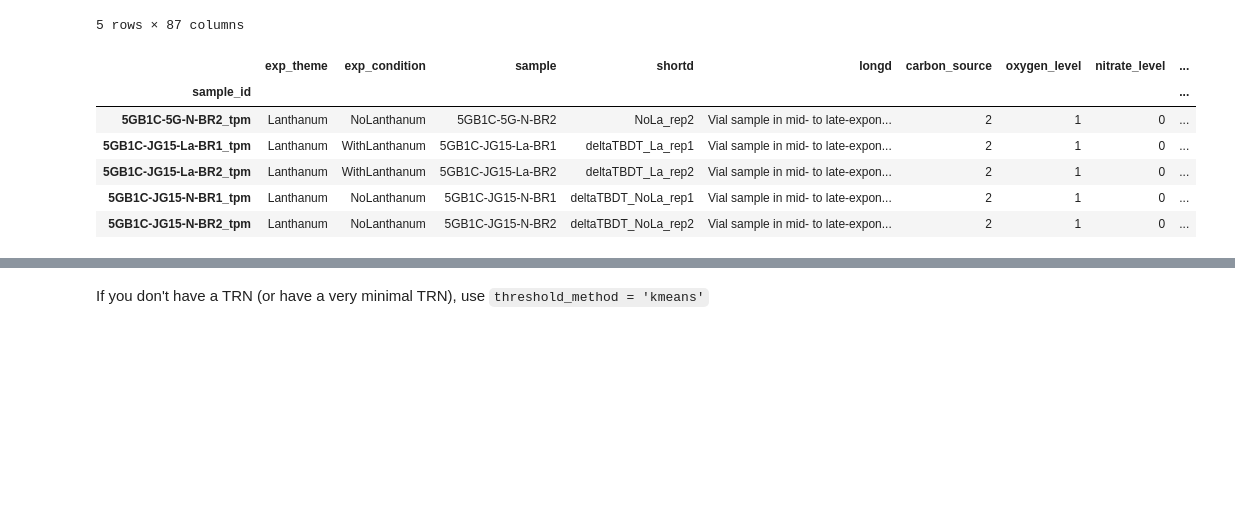
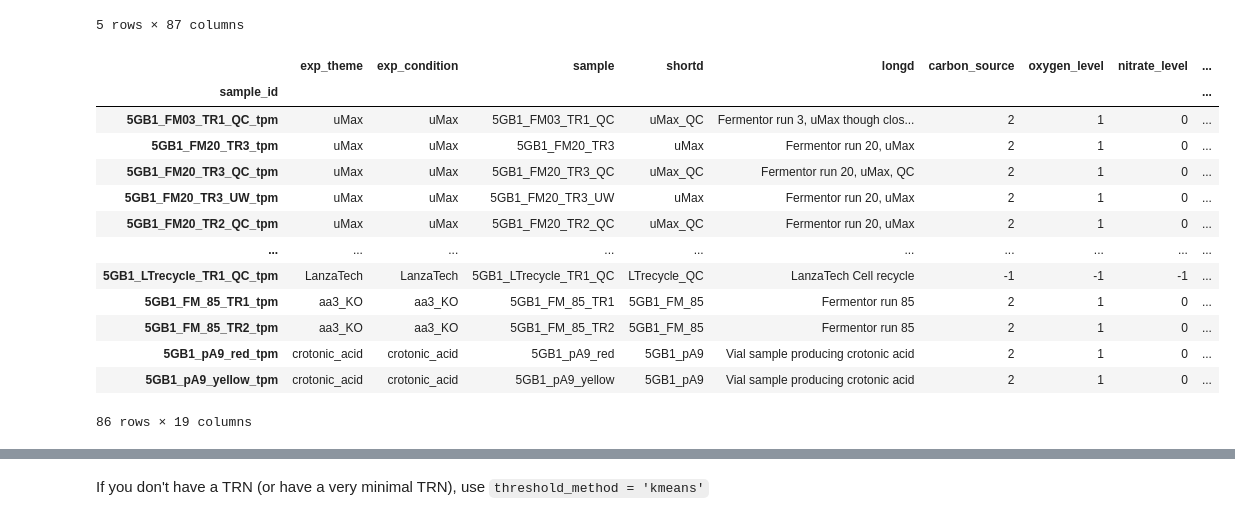
Before and after one commit to erinhwilson/modulome-workflow, a Jupyter notebook: 5_characterize_iModulons/2_iModulon_characterization_Erin.ipynb, the cells around one changed output, grey strips where cells are left out. Drawn from its saved outputs; the diff is of its cells as text; code cells hidden in the pictures; blank space fills up the shorter version.

```diff
--- a/5_characterize_iModulons/2_iModulon_characterization_Erin.ipynb
+++ b/5_characterize_iModulons/2_iModulon_characterization_Erin.ipynb
@@ -120,15 +120,22 @@ x.head()
 5 rows × 87 columns
 # %%
 s = pd.read_csv(path.join(data_dir,'final_meta.tsv'),sep='\t',index_col=0)
-s.tail()
+s
 # %% [output]
 |  | exp_theme | exp_condition | sample | shortd | longd | carbon_source | oxygen_level | nitrate_level | ... |
 | sample_id |  |  |  |  |  |  |  |  | ... |
-| 5GB1C-5G-N-BR2_tpm | Lanthanum | NoLanthanum | 5GB1C-5G-N-BR2 | NoLa_rep2 | Vial sample in mid- to late-expon... | 2 | 1 | 0 | ... |
-| 5GB1C-JG15-La-BR1_tpm | Lanthanum | WithLanthanum | 5GB1C-JG15-La-BR1 | deltaTBDT_La_rep1 | Vial sample in mid- to late-expon... | 2 | 1 | 0 | ... |
-| 5GB1C-JG15-La-BR2_tpm | Lanthanum | WithLanthanum | 5GB1C-JG15-La-BR2 | deltaTBDT_La_rep2 | Vial sample in mid- to late-expon... | 2 | 1 | 0 | ... |
-| 5GB1C-JG15-N-BR1_tpm | Lanthanum | NoLanthanum | 5GB1C-JG15-N-BR1 | deltaTBDT_NoLa_rep1 | Vial sample in mid- to late-expon... | 2 | 1 | 0 | ... |
-| 5GB1C-JG15-N-BR2_tpm | Lanthanum | NoLanthanum | 5GB1C-JG15-N-BR2 | deltaTBDT_NoLa_rep2 | Vial sample in mid- to late-expon... | 2 | 1 | 0 | ... |
+| 5GB1_FM03_TR1_QC_tpm | uMax | uMax | 5GB1_FM03_TR1_QC | uMax_QC | Fermentor run 3, uMax though clos... | 2 | 1 | 0 | ... |
+| 5GB1_FM20_TR3_tpm | uMax | uMax | 5GB1_FM20_TR3 | uMax | Fermentor run 20, uMax | 2 | 1 | 0 | ... |
+| 5GB1_FM20_TR3_QC_tpm | uMax | uMax | 5GB1_FM20_TR3_QC | uMax_QC | Fermentor run 20, uMax, QC | 2 | 1 | 0 | ... |
+| 5GB1_FM20_TR3_UW_tpm | uMax | uMax | 5GB1_FM20_TR3_UW | uMax | Fermentor run 20, uMax | 2 | 1 | 0 | ... |
+| 5GB1_FM20_TR2_QC_tpm | uMax | uMax | 5GB1_FM20_TR2_QC | uMax_QC | Fermentor run 20, uMax | 2 | 1 | 0 | ... |
+| ... | ... | ... | ... | ... | ... | ... | ... | ... | ... |
+| 5GB1_LTrecycle_TR1_QC_tpm | LanzaTech | LanzaTech | 5GB1_LTrecycle_TR1_QC | LTrecycle_QC | LanzaTech Cell recycle | -1 | -1 | -1 | ... |
+| 5GB1_FM_85_TR1_tpm | aa3_KO | aa3_KO | 5GB1_FM_85_TR1 | 5GB1_FM_85 | Fermentor run 85 | 2 | 1 | 0 | ... |
+| 5GB1_FM_85_TR2_tpm | aa3_KO | aa3_KO | 5GB1_FM_85_TR2 | 5GB1_FM_85 | Fermentor run 85 | 2 | 1 | 0 | ... |
+| 5GB1_pA9_red_tpm | crotonic_acid | crotonic_acid | 5GB1_pA9_red | 5GB1_pA9 | Vial sample producing crotonic acid | 2 | 1 | 0 | ... |
+| 5GB1_pA9_yellow_tpm | crotonic_acid | crotonic_acid | 5GB1_pA9_yellow | 5GB1_pA9 | Vial sample producing crotonic acid | 2 | 1 | 0 | ... |
+86 rows × 19 columns
 # %%
 g = pd.read_csv(path.join(data_dir,'5G_gene_info2.csv'))
 g.tail()
```
Also changed, not shown: parts of 4 cells of this notebook, 1 other file.
